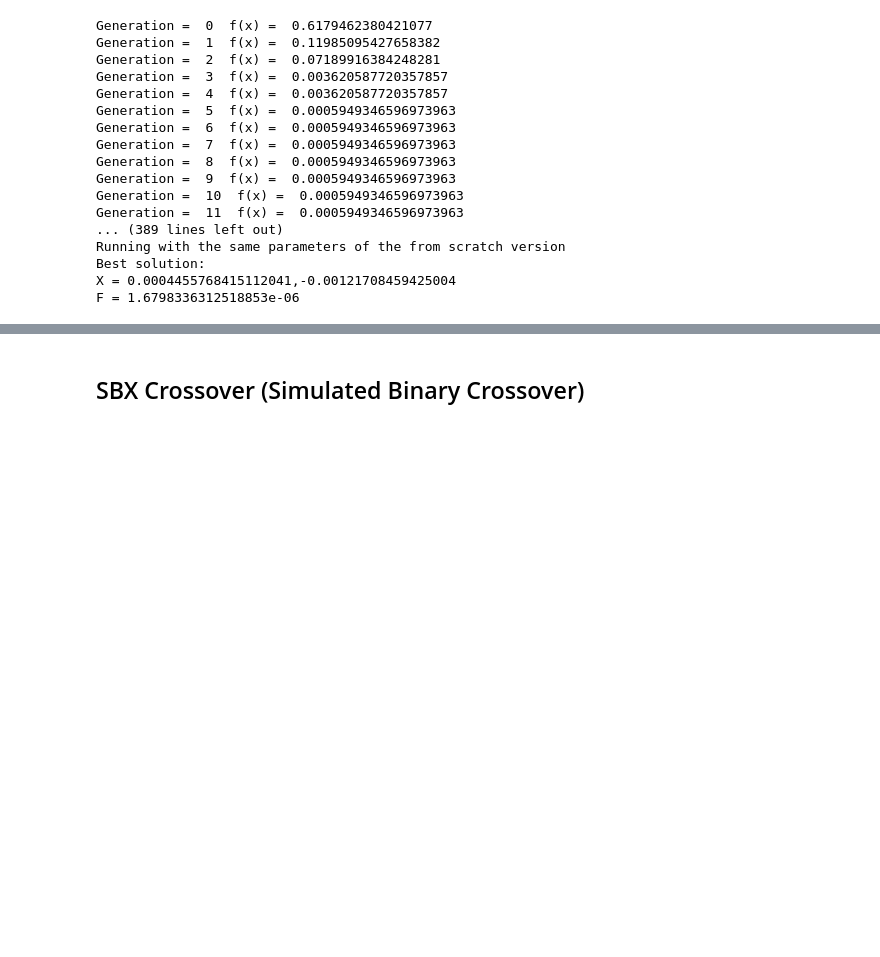
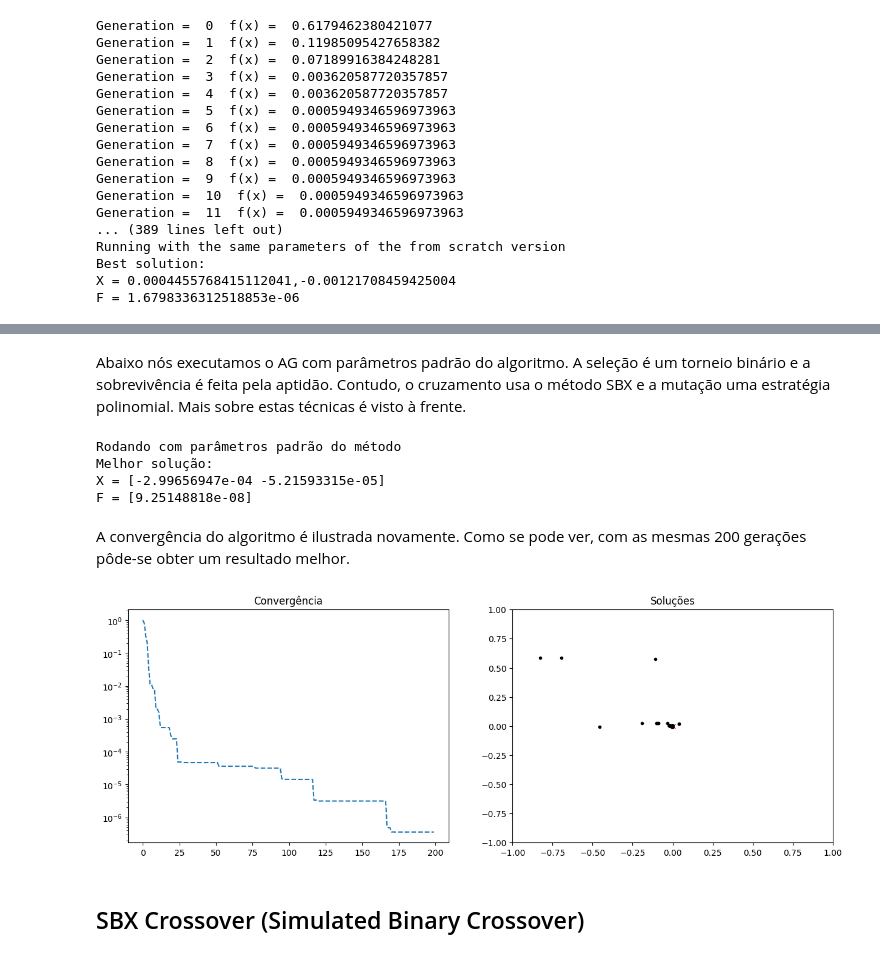
Before and after one commit to glaucogoncalves/nio, a Jupyter notebook: lectures/04_02_SA_GA.ipynb, the cells around one changed output, grey strips where cells are left out. Cells and saved outputs as stored; diff of their text form; code cells hidden in the pictures; blank space fills up the shorter version.

```diff
--- a/lectures/04_02_SA_GA.ipynb
+++ b/lectures/04_02_SA_GA.ipynb
@@ -573,3 +679,48 @@ F = 1.6798336312518853e-06
+# %% [markdown]
+Abaixo nós executamos o AG com parâmetros padrão do algoritmo. A seleção é um torneio binário e a sobrevivência é feita pela aptidão. Contudo, o cruzamento usa o método SBX e a mutação uma estratégia polinomial. Mais sobre estas técnicas é visto à frente.
+# %%
+algorithm = GA(pop_size=cromossomos,
+               #seleção é feita em um torneio binario
+               #cruzamento SBX
+               #mutação Polinomial
+               #sobrevivência é feita pela aptidão
+               eliminate_duplicates=False)
+
+res = minimize(problem,
+               algorithm,
+               ('n_gen', geracoes),
+               save_history=True,
+               seed=1)
+print("Rodando com parâmetros padrão do método")
+print("Melhor solução: \nX = %s\nF = %s" % (res.X, res.F))
+# %% [output]
+Rodando com parâmetros padrão do método
+Melhor solução:
+X = [-2.99656947e-04 -5.21593315e-05]
+F = [9.25148818e-08]
+# %% [markdown]
+A convergência do algoritmo é ilustrada novamente. Como se pode ver, com as mesmas 200 gerações pôde-se obter um resultado melhor.
+# %%
+#Convergência
+opt = np.array([e.opt[0].F for e in res.history])
+
+plt.figure(figsize=(15,5))
+plt.subplot(1,2,1)
+plt.title("Convergência")
+plt.plot(opt, "--")
+plt.yscale("log")
+
+sol = np.array([e.opt[0].X for e in res.history])
+
+plt.subplot(1,2,2)
+plt.title("Soluções")
+plt.plot(0,0, "x", color="red")
+plt.plot(sol[:,0],sol[:,1], ".", color="black")
+plt.xlim(-1,1)
+plt.ylim(-1,1)
+plt.show()
+# %% [output]
+[figure, added]
 # %% [markdown]
 ## SBX Crossover (Simulated Binary Crossover)
 # %% [markdown]
```
Also changed, not shown: parts of 11 cells of this notebook, 2 other files.
